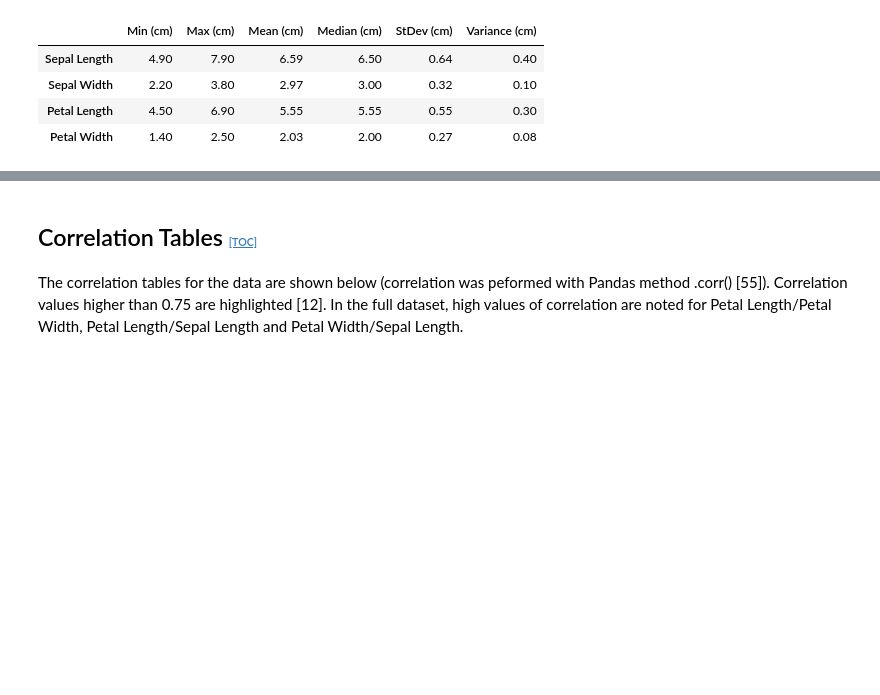
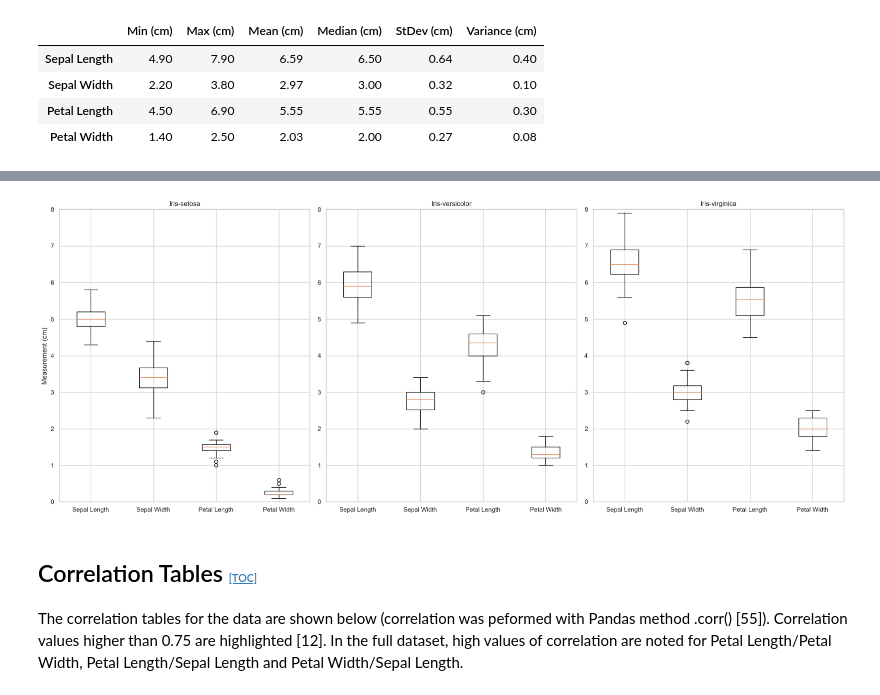
Before and after one commit to Eilis9/pands-project, a Jupyter notebook: analysis.ipynb, the cells around one changed output, grey strips where cells are left out. Drawn from its saved outputs; the diff is of its cells as text; code cells hidden in the pictures; blank space fills up the shorter version.

Commit message:
boxplots

```diff
--- a/analysis.ipynb
+++ b/analysis.ipynb
@@ -272,3 +279,20 @@ Iris-virginica Summary Statistics
+# %%
+# Set up boxplot fig with 3 subplots side by side
+fig, axs = plt.subplots(1, 3, figsize=(20, 8))
+# one y axis label is enough
+axs[0].set_ylabel('Measurement (cm)')
+# [57][58]
+for ax, iris in enumerate(class_names):
+    data_iris = data[data["Class"] == iris].drop(columns = 'Class').copy()
+    # Same y axis limit for all 3 variables for comparison
+    axs[ax].set_ylim(0, 8)
+    axs[ax].boxplot(data_iris, labels=variables_wo_class)
+    axs[ax].set_title(iris)
+fig.tight_layout()
+plt.savefig('data_plots/boxplot_classes.png')
+plt.show()
+# %% [output]
+[figure, added]
 # %% [markdown]
 ## Correlation Tables <a id="Correlation"></a> <span style="font-size: 8pt;"> [[TOC]](#toc)</span>
 
```
Also changed, not shown: parts of 6 cells of this notebook, 5 other files.
